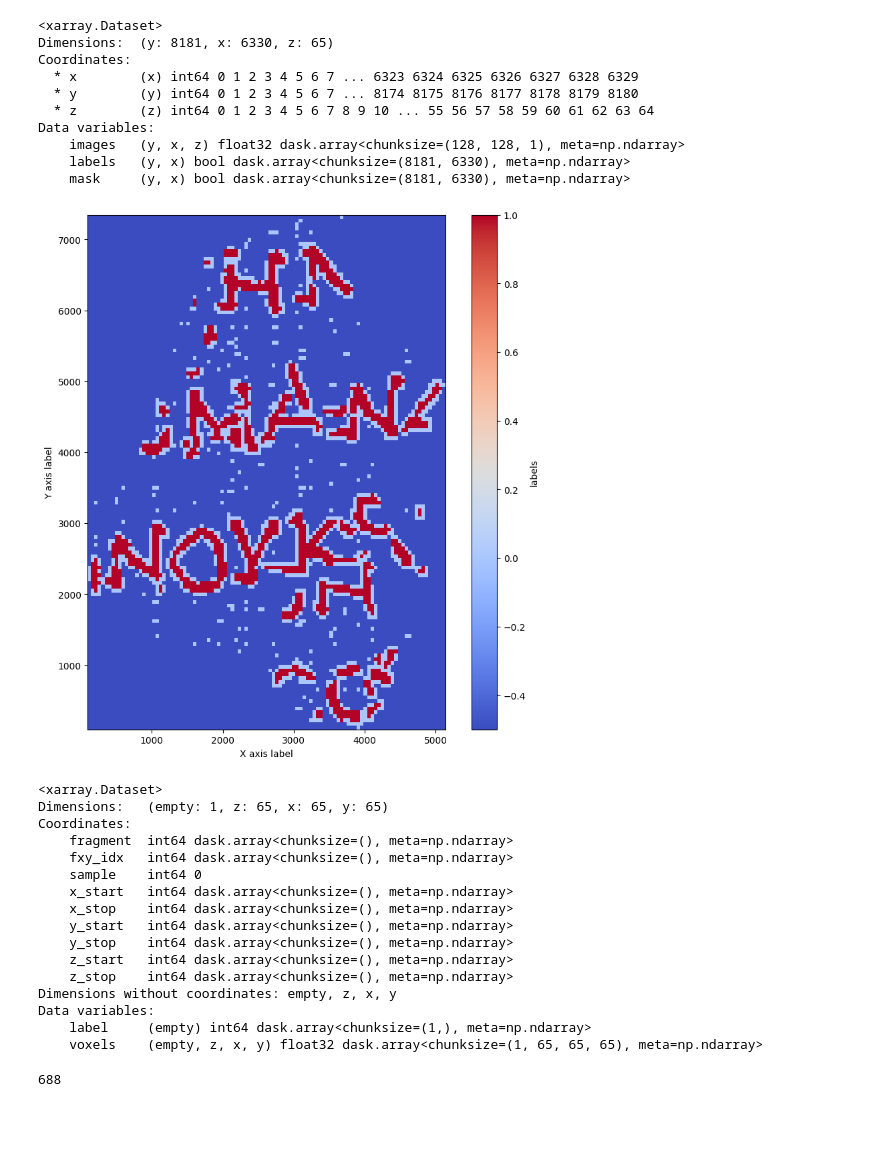
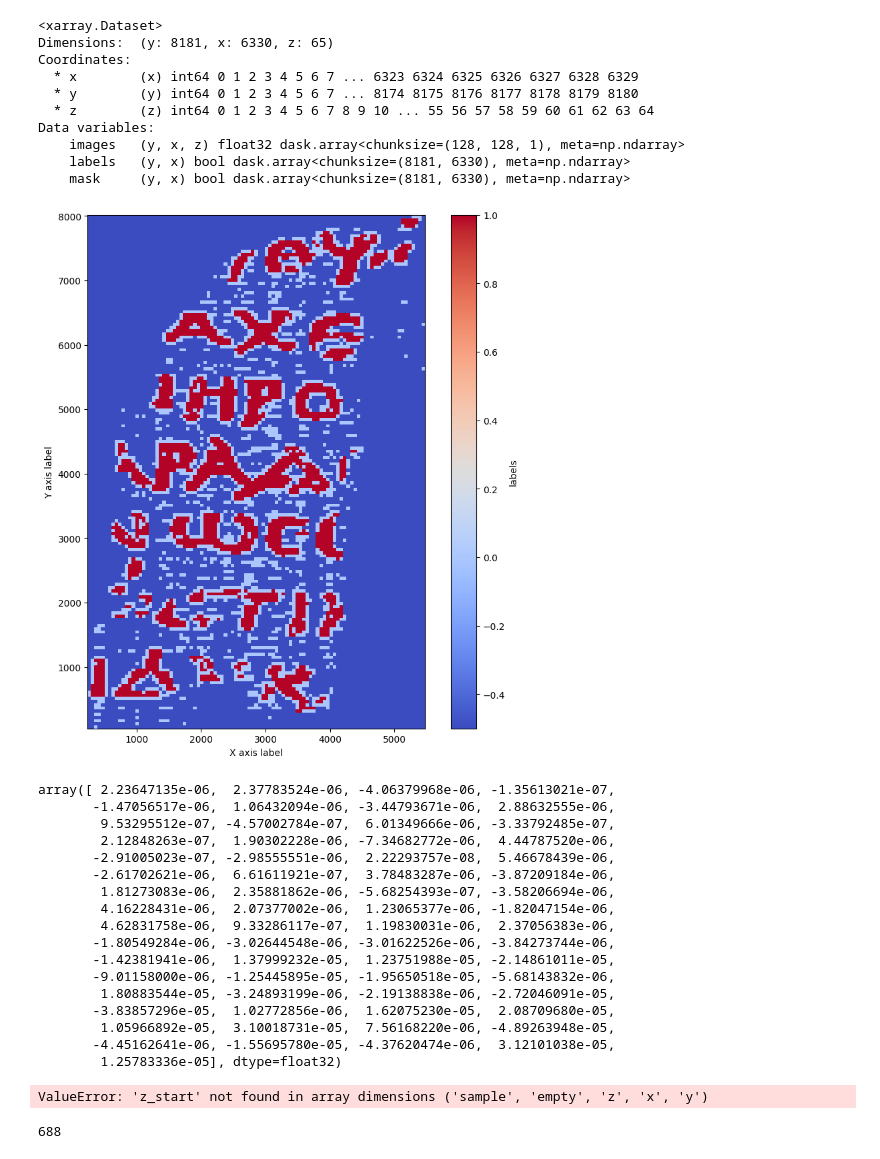
Before and after one commit to johnlavelle/vesuvius-ink-detection, a Jupyter notebook: notebooks/other.ipynb, the cells around one changed output. Drawn from its saved outputs; the diff is of its cells as text; code cells hidden in the pictures; blank space fills up the shorter version.

Commit message:
Optimise data loading

```diff
--- a/notebooks/other.ipynb
+++ b/notebooks/other.ipynb
@@ -965,7 +965,7 @@ import pylab as plt
 
 
 ds = xr.open_zarr('/data/kaggle/input/vesuvius-challenge-ink-detection/train/data_cache_regular/cache.zarr')
-sel = (ds['fragment'] == 3).compute()
+sel = (ds['fragment'] == 1).compute()
 ds = ds.where(sel, drop=True)
 
 df_agg = pd.DataFrame({
@@ -973,54 +973,59 @@ df_agg = pd.DataFrame({
     'Y': ds.y_start,
     'labels': ds.label.squeeze(),
     'fragments': ds.fragment
 })
 
 # Pivot DataFrame to create grid
 grid = df_agg.pivot(index='X', columns='Y', values='labels')
 
 grid.fillna(-0.5, inplace=True)
 
 # Assuming 'grid' is your 2D array or DataFrame
 plt.figure(figsize=(10, 10))  # Adjust size as needed
 
 # Define the extent of the x and y axis
 x_min = df_agg['X'].min()
 x_max = df_agg['X'].max()
 y_min = df_agg['Y'].min()
 y_max = df_agg['Y'].max()
 
 plt.imshow(grid.transpose(), cmap='coolwarm', interpolation='none',
            extent=[x_min, x_max, y_min, y_max])  # Change colormap as needed. Other options: 'cool', 'coolwarm', 'Greys', etc.
 
 plt.colorbar(label='labels')  # Shows a color scale
 
 # Adding labels
 plt.xlabel("X axis label")  # Replace with your actual label
 plt.ylabel("Y axis label")  # Replace with your actual label
 
 plt.show()
 # %% [output]
-[figure, old version]
+[figure, new version]
 # %%
-ds = xr.open_zarr('/data/kaggle/input/vesuvius-challenge-ink-detection/train/data_cache_regular/cache.zarr')
-ds.isel(sample=0)
+ds = xr.open_zarr('/data/kaggle/input/vesuvius-challenge-ink-detection/train/1/surface_volume.zarr')
+ds.images.mean(dim=('x', 'y')).values
 # %% [output]
-<xarray.Dataset>
-Dimensions:   (empty: 1, z: 65, x: 65, y: 65)
-Coordinates:
-    fragment  int64 dask.array<chunksize=(), meta=np.ndarray>
-    fxy_idx   int64 dask.array<chunksize=(), meta=np.ndarray>
-    sample    int64 0
-    x_start   int64 dask.array<chunksize=(), meta=np.ndarray>
-    x_stop    int64 dask.array<chunksize=(), meta=np.ndarray>
-    y_start   int64 dask.array<chunksize=(), meta=np.ndarray>
-    y_stop    int64 dask.array<chunksize=(), meta=np.ndarray>
-    z_start   int64 dask.array<chunksize=(), meta=np.ndarray>
-    z_stop    int64 dask.array<chunksize=(), meta=np.ndarray>
-Dimensions without coordinates: empty, z, x, y
-Data variables:
-    label     (empty) int64 dask.array<chunksize=(1,), meta=np.ndarray>
-    voxels    (empty, z, x, y) float32 dask.array<chunksize=(1, 65, 65, 65), meta=np.ndarray>
+array([ 2.23647135e-06,  2.37783524e-06, -4.06379968e-06, -1.35613021e-07,
+       -1.47056517e-06,  1.06432094e-06, -3.44793671e-06,  2.88632555e-06,
+        9.53295512e-07, -4.57002784e-07,  6.01349666e-06, -3.33792485e-07,
+        2.12848263e-07,  1.90302228e-06, -7.34682772e-06,  4.44787520e-06,
+       -2.91005023e-07, -2.98555551e-06,  2.22293757e-08,  5.46678439e-06,
+       -2.61702621e-06,  6.61611921e-07,  3.78483287e-06, -3.87209184e-06,
+        1.81273083e-06,  2.35881862e-06, -5.68254393e-07, -3.58206694e-06,
+        4.16228431e-06,  2.07377002e-06,  1.23065377e-06, -1.82047154e-06,
+        4.62831758e-06,  9.33286117e-07,  1.19830031e-06,  2.37056383e-06,
+       -1.80549284e-06, -3.02644548e-06, -3.01622526e-06, -3.84273744e-06,
+       -1.42381941e-06,  1.37999232e-05,  1.23751988e-05, -2.14861011e-05,
+       -9.01158000e-06, -1.25445895e-05, -1.95650518e-05, -5.68143832e-06,
+        1.80883544e-05, -3.24893199e-06, -2.19138838e-06, -2.72046091e-05,
+       -3.83857296e-05,  1.02772856e-06,  1.62075230e-05,  2.08709680e-05,
+        1.05966892e-05,  3.10018731e-05,  7.56168220e-06, -4.89263948e-05,
+       -4.45162641e-06, -1.55695780e-05, -4.37620474e-06,  3.12101038e-05,
+        1.25783336e-05], dtype=float32)
+# %%
+ds.voxels.mean(dim='z').values
+# %% [output]
+ValueError: 'z_start' not found in array dimensions ('sample', 'empty', 'z', 'x', 'y')
 # %%
 len(ds.sample) // 32
 # %% [output]
```
Also changed, not shown: parts of 5 cells of this notebook, 10 other files.
